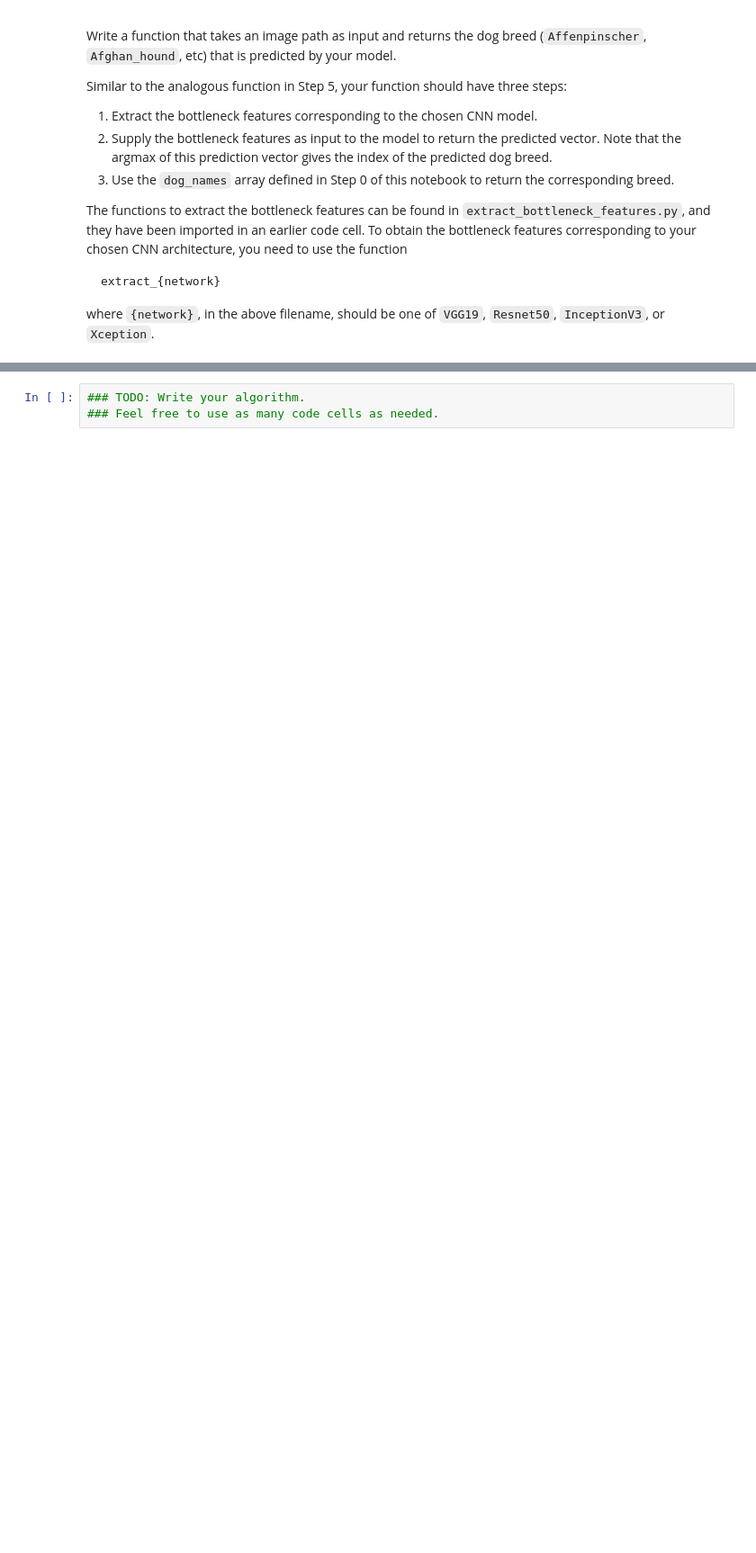
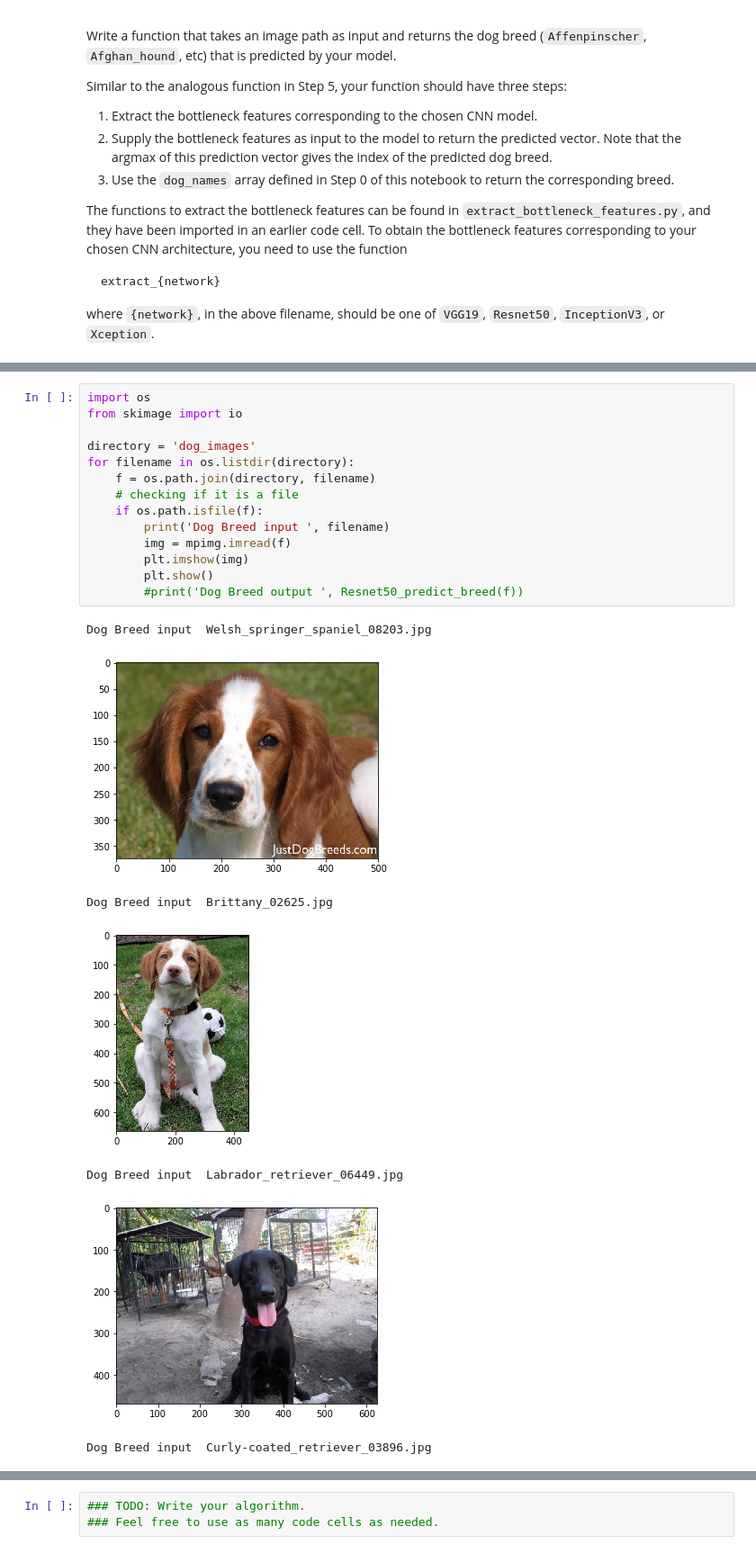
Before and after one commit to carmencampos/dog-breed-classifier, a Jupyter notebook: dog_app.ipynb, the cells around one changed output, grey strips where cells are left out. Shown at 90% size. Saved outputs shown, nothing was run; the diff lists cells and outputs as text; blank space fills up the shorter version.

Commit message:
predictions

```diff
--- a/dog_app.ipynb
+++ b/dog_app.ipynb
@@ -704,0 +727,22 @@ where `{network}`, in the above filename, should be one of `VGG19`, `Resnet50`,
+# %%
+import os
+from skimage import io
+
+directory = 'dog_images'
+for filename in os.listdir(directory):
+    f = os.path.join(directory, filename)
+    # checking if it is a file
+    if os.path.isfile(f):
+        print('Dog Breed input ', filename)
+        img = mpimg.imread(f)
+        plt.imshow(img)
+        plt.show()
+        #print('Dog Breed output ', Resnet50_predict_breed(f))
+# %% [output]
+Dog Breed input  Welsh_springer_spaniel_08203.jpg
+[figure, added]
+Dog Breed input  Brittany_02625.jpg
+[figure, added]
+Dog Breed input  Labrador_retriever_06449.jpg
+[figure, added]
+Dog Breed input  Curly-coated_retriever_03896.jpg
```
Also changed, not shown: parts of 5 cells of this notebook, 8 other files.
